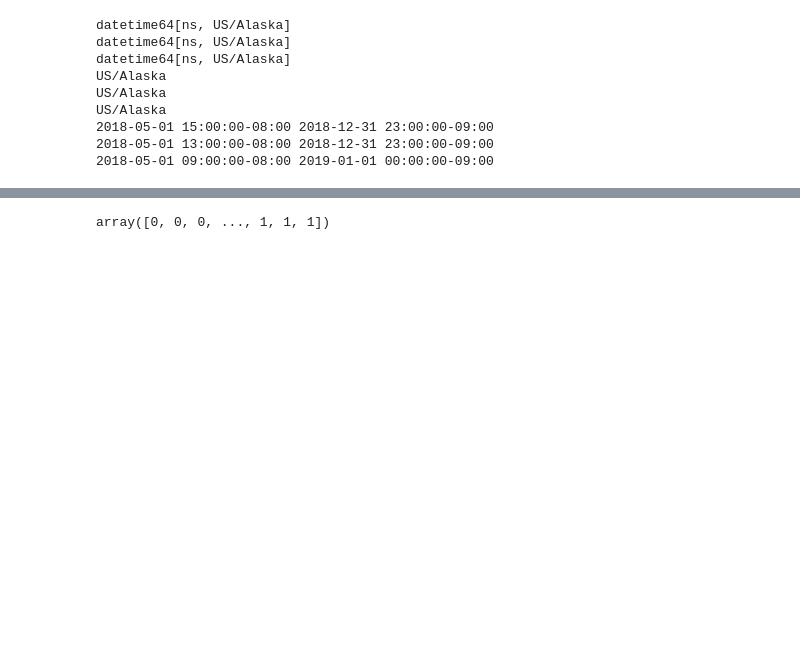
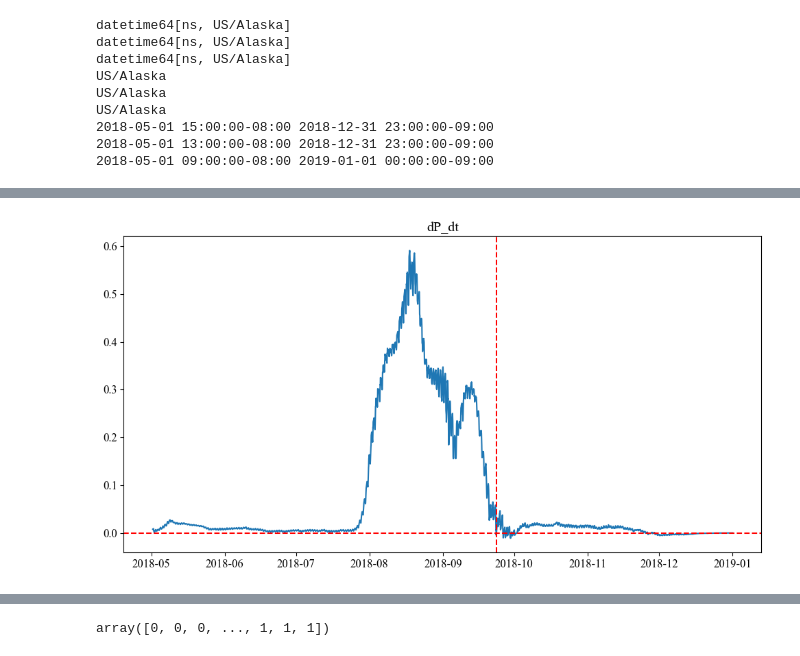
Before and after one commit to ashah1030/senior_thesis, a Jupyter notebook: NP_full_2018_model.ipynb, the cells around one changed output, grey strips where cells are left out. Saved outputs shown, nothing was run; the diff lists cells and outputs as text; code cells hidden in the pictures; blank space fills up the shorter version.

```diff
--- a/NP_full_2018_model.ipynb
+++ b/NP_full_2018_model.ipynb
@@ -603,0 +636,31 @@ plt.savefig('/Users/anjalishah/Desktop/Senior_Thesis/Figures/chl_a_2018.jpg', dp
+# %%
+dP_series = pd.Series(dP_stored)
+
+
+dP_smoothed = dP_series.rolling(400, min_periods=1).mean()
+fig, ax4 = plt.subplots(figsize=(12, 6))
+ax4.plot(timestamp, dP_smoothed)
+
+max = np.max(dP_smoothed)
+argmax = np.argmax(dP_smoothed)
+
+dp_smoothed_postbloom = dP_smoothed[argmax:]
+
+std = np.std(dp_smoothed_postbloom)
+condition = dp_smoothed_postbloom < 0 #(max - 3*std)
+
+
+if any(condition):  # Check if there are any negative values
+    first_negative = dp_smoothed_postbloom[condition].iloc[0]
+    first_negative_index = dp_smoothed_postbloom[condition].index[0]
+    print(f"First negative value {first_negative} occurs at {first_negative_index}")
+else:
+    print("No negative values found")
+
+ax4.axvline(x=timestamp[first_negative_index], color='r', linestyle='--', label='First Negative Value')
+ax4.axhline(y=0, color='r', linestyle='--', label='First Negative Value')
+
+print(timestamp[first_negative_index])
+plt.title('dP_dt')
+plt.savefig('/Users/anjalishah/Desktop/Senior_Thesis/Figures/dp_dt.jpg', dpi=300, bbox_inches='tight')
+# %% [output]
@@ -604,2 +669,3 @@ plt.savefig('/Users/anjalishah/Desktop/Senior_Thesis/Figures/chl_a_2018.jpg', dp
+[figure, added]
 # %%
 import matplotlib
```
Also changed, not shown: parts of 18 cells of this notebook.
